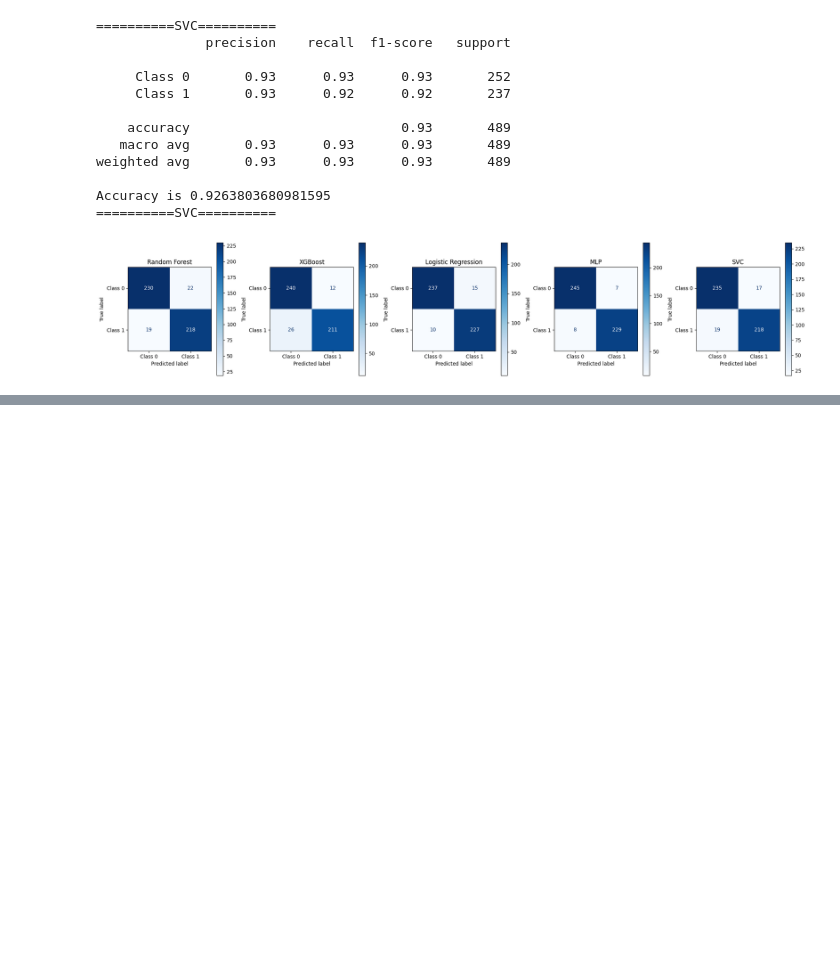
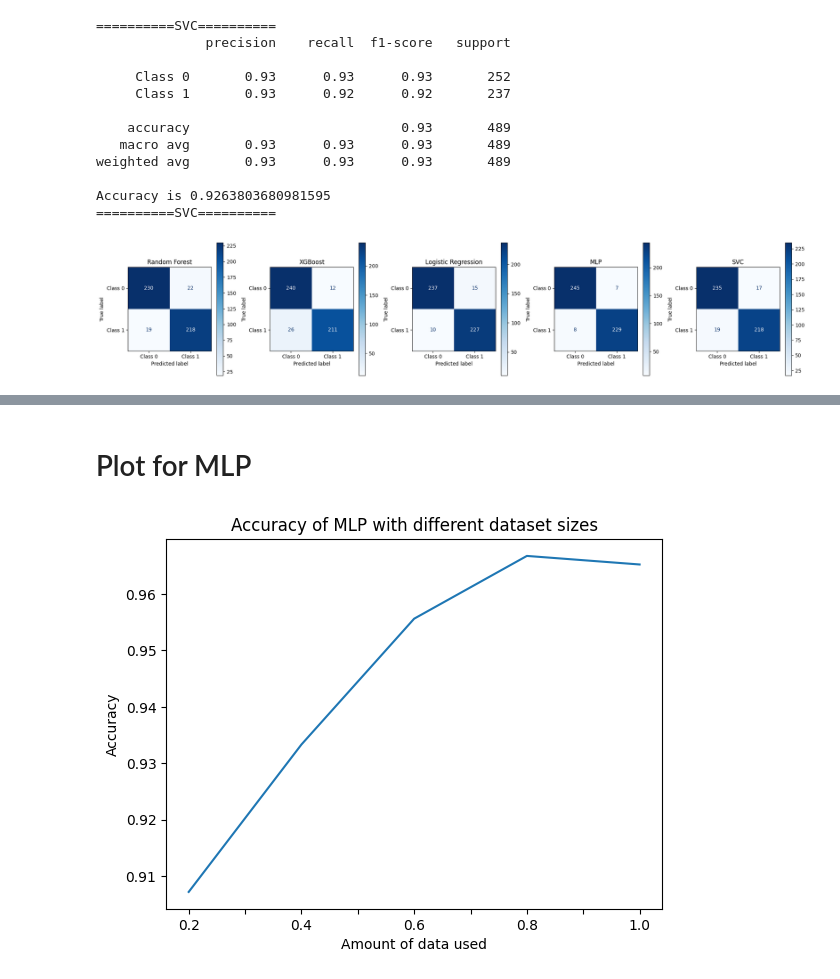
Before and after one commit to A-Rush-R/CS771-Mini-Project, a Jupyter notebook: emoticon/cleaned_onehot_lr.ipynb, the cells around one changed output, grey strips where cells are left out. Cells and saved outputs as stored; diff of their text form; code cells hidden in the pictures; blank space fills up the shorter version.

```diff
--- a/emoticon/cleaned_onehot_lr.ipynb
+++ b/emoticon/cleaned_onehot_lr.ipynb
@@ -155,0 +153,24 @@ def count_parameters_sklearn_mlp(model):
+# %%
+results_df = pd.DataFrame(columns=model_columns, index=size_colums)
+
+for size in [1.0, 0.8, 0.6, 0.4, 0.2]:
+    curr_train_df = train_df.copy().iloc[:int(size * len(train_df))]
+    curr_valid_df = valid_df.copy().iloc[:int(size * len(valid_df))]
+
+    x_train, x_valid, y_train, y_valid = one_hot_encode(curr_train_df, curr_valid_df)
+
+    y_pred_rf = predict_random_forest(x_train, y_train, x_valid)
+
+    y_pred_xgb = predict_xgboost(x_train, y_train, x_valid)
+
+    y_pred_lr = predict_logistic_regression(x_train, y_train, x_valid)
+
+    y_pred_mlp = predict_mlp(x_train, y_train, x_valid, hidden_layer_sizes=(16,), max_iter=1000)
+
+    y_pred_svc = predict_svc(x_train, y_train, x_valid, max_iter = 10000)
+
+    results_df.loc[str(size), 'Random Forest'] = accuracy_score(y_valid, y_pred_rf)
+    results_df.loc[str(size), 'XGBoost'] = accuracy_score(y_valid, y_pred_xgb)
+    results_df.loc[str(size), 'Logistic Regression'] = accuracy_score(y_valid, y_pred_lr)
+    results_df.loc[str(size), 'MLP'] = accuracy_score(y_valid, y_pred_mlp)
+    results_df.loc[str(size), 'SVC'] = accuracy_score(y_valid, y_pred_svc)
@@ -155,0 +246,11 @@ def count_parameters_sklearn_mlp(model):
+# %% [markdown]
+# Plot for MLP
+# %%
+results_df.MLP.plot()
+plt.title('Accuracy of MLP with different dataset sizes')
+plt.xlabel('Amount of data used')
+plt.ylabel('Accuracy')
+
+plt.show()
+# %% [output]
+[figure, added]
```
Also changed, not shown: parts of 13 cells of this notebook, 1 other file.
